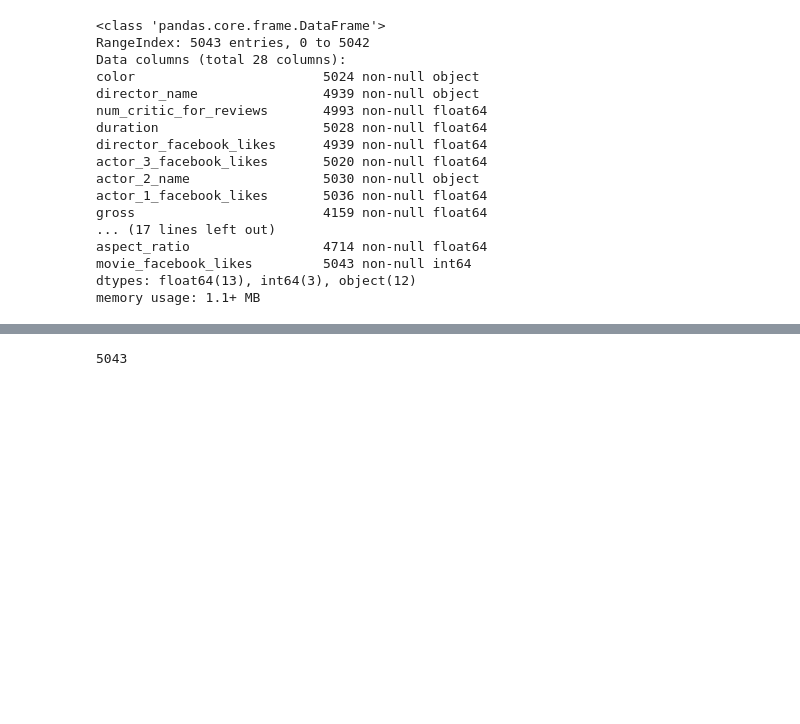
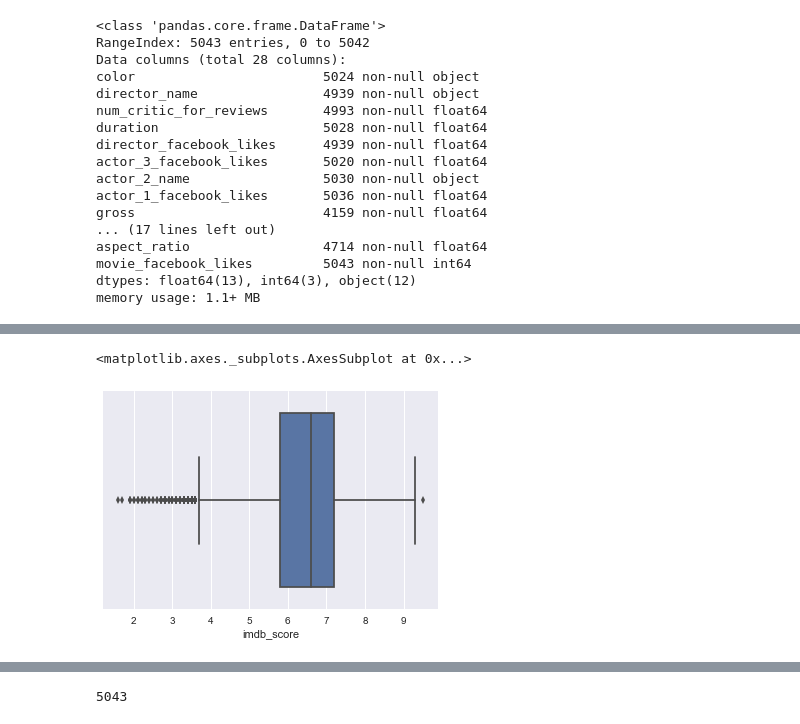
Before and after one commit to chatkausik/First-Capstone-Project, a Jupyter notebook: Capstone_1_movierecmnd_iter_1.ipynb, the cells around one changed output, grey strips where cells are left out. Saved outputs shown, nothing was run; the diff lists cells and outputs as text; code cells hidden in the pictures; blank space fills up the shorter version.

```diff
--- a/Capstone_1_movierecmnd_iter_1.ipynb
+++ b/Capstone_1_movierecmnd_iter_1.ipynb
@@ -114,0 +131,6 @@ df['imdb_score'].plot(kind='hist', title='HISTOGRAM OF IMDB MOVIE SCORE(1-10)')
+# %%
+#boxplot of IMDB_SCORE
+sns.boxplot(df.imdb_score.dropna())
+# %% [output]
+<matplotlib.axes._subplots.AxesSubplot at 0x...>
+[figure, added]
```
Also changed, not shown: parts of 41 cells of this notebook.
